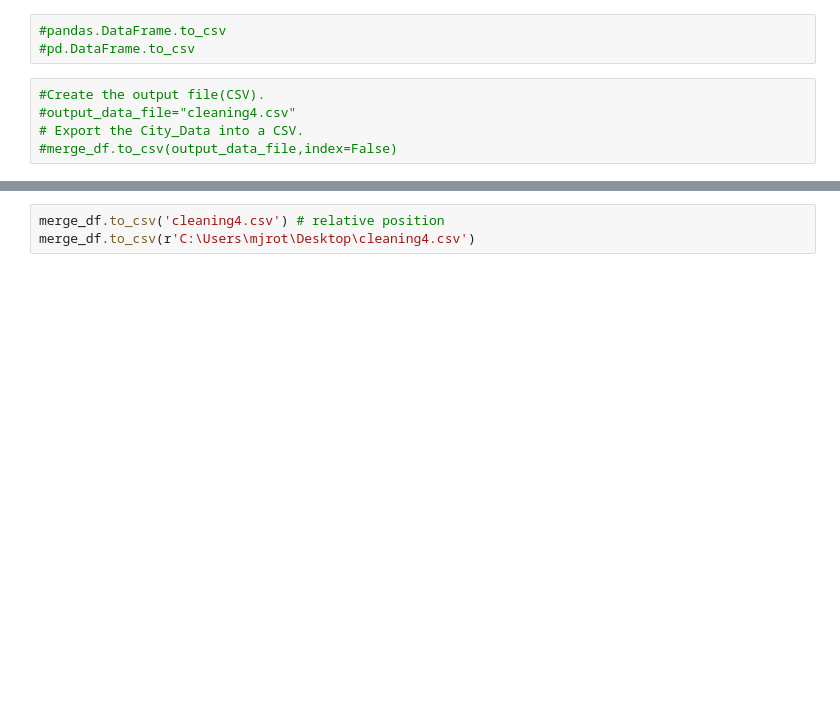
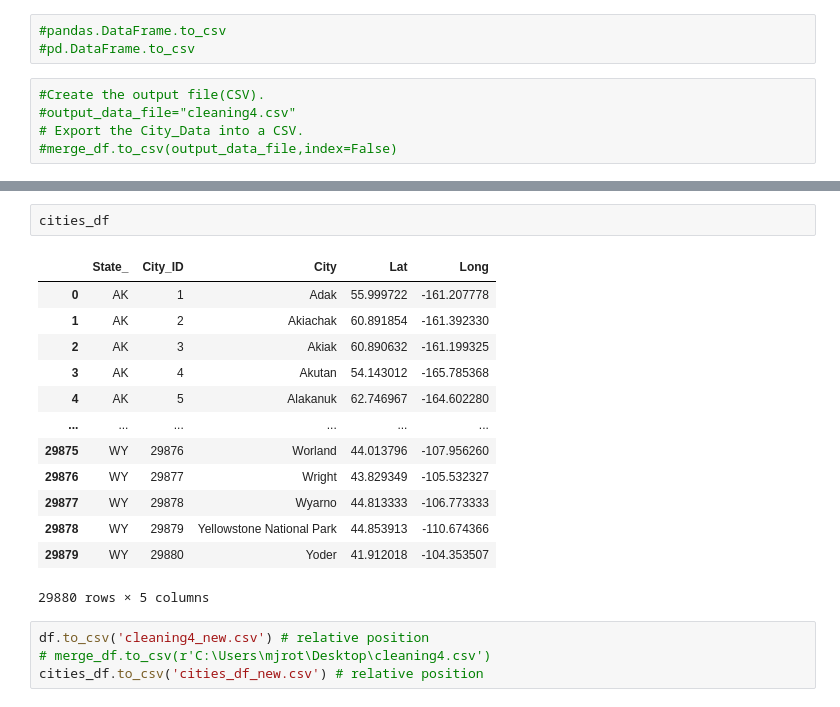
Before and after one commit to mjrotter4445/Psycho_Data_Squad_1, a Jupyter notebook: Data/Clean_Data_and_Code/cleaning4keep.ipynb, the cells around one changed output, grey strips where cells are left out. Drawn from its saved outputs; the diff is of its cells as text; blank space fills up the shorter version.

```diff
--- a/Data/Clean_Data_and_Code/cleaning4keep.ipynb
+++ b/Data/Clean_Data_and_Code/cleaning4keep.ipynb
@@ -42,3 +96,20 @@ merge_df.head()
+# %%
+cities_df
+# %% [output]
+|  | State_ | City_ID | City | Lat | Long |
+| 0 | AK | 1 | Adak | 55.999722 | -161.207778 |
+| 1 | AK | 2 | Akiachak | 60.891854 | -161.392330 |
+| 2 | AK | 3 | Akiak | 60.890632 | -161.199325 |
+| 3 | AK | 4 | Akutan | 54.143012 | -165.785368 |
+| 4 | AK | 5 | Alakanuk | 62.746967 | -164.602280 |
+| ... | ... | ... | ... | ... | ... |
+| 29875 | WY | 29876 | Worland | 44.013796 | -107.956260 |
+| 29876 | WY | 29877 | Wright | 43.829349 | -105.532327 |
+| 29877 | WY | 29878 | Wyarno | 44.813333 | -106.773333 |
+| 29878 | WY | 29879 | Yellowstone National Park | 44.853913 | -110.674366 |
+| 29879 | WY | 29880 | Yoder | 41.912018 | -104.353507 |
+29880 rows × 5 columns
 # %%
-merge_df.to_csv('cleaning4.csv') # relative position
-merge_df.to_csv(r'C:\Users\mjrot\Desktop\cleaning4.csv')
+df.to_csv('cleaning4_new.csv') # relative position
+# merge_df.to_csv(r'C:\Users\mjrot\Desktop\cleaning4.csv')
+cities_df.to_csv('cities_df_new.csv') # relative position
```
Also changed, not shown: parts of 10 cells of this notebook, 4 other files.
